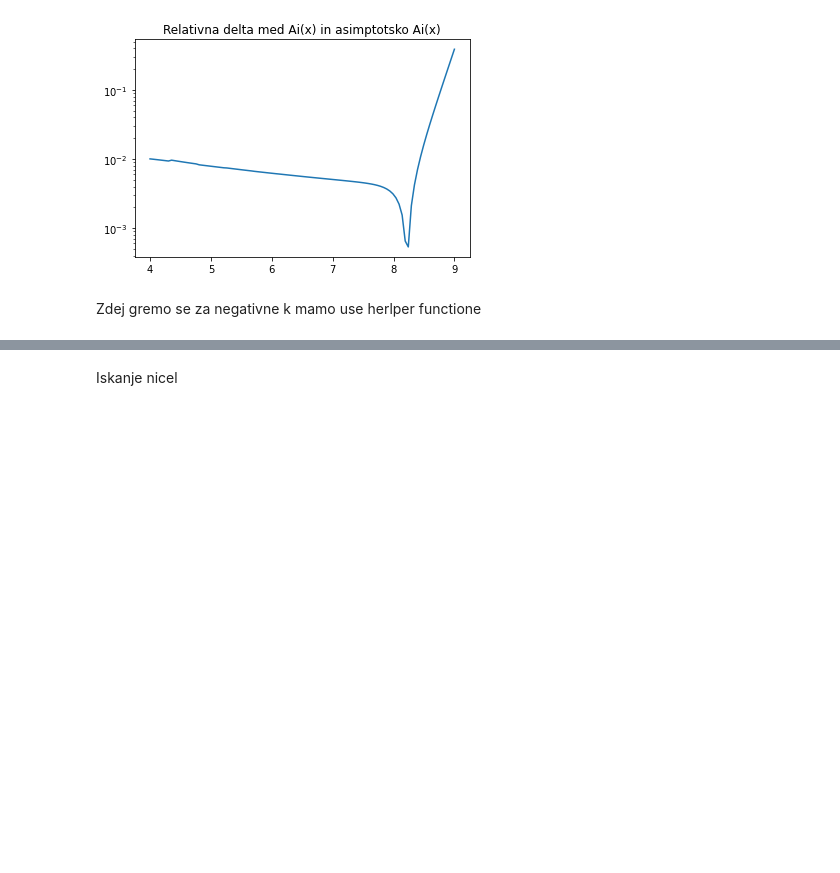
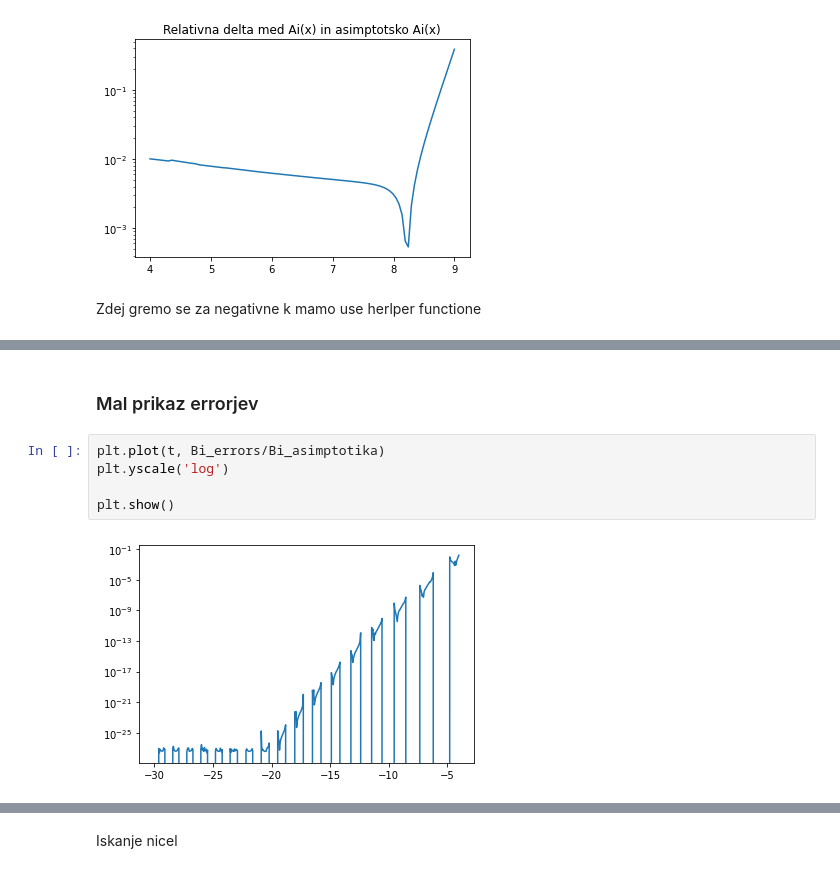
Before and after one commit to gregpr07/mafijski-praktikum, a Jupyter notebook: 1 - Aeryjeve funkcije/aeryjeve.ipynb, the cells around one changed output, grey strips where cells are left out. Saved outputs shown, nothing was run; the diff lists cells and outputs as text; blank space fills up the shorter version.

```diff
--- a/1 - Aeryjeve funkcije/aeryjeve.ipynb
+++ b/1 - Aeryjeve funkcije/aeryjeve.ipynb
@@ -317,0 +388,9 @@ plt.show()
+# %% [markdown]
+### Mal prikaz errorjev
+# %%
+plt.plot(t, Bi_errors/Bi_asimptotika)
+plt.yscale('log')
+
+plt.show()
+# %% [output]
+[figure, added]
```
Also changed, not shown: parts of 19 cells of this notebook, 4 other files.
